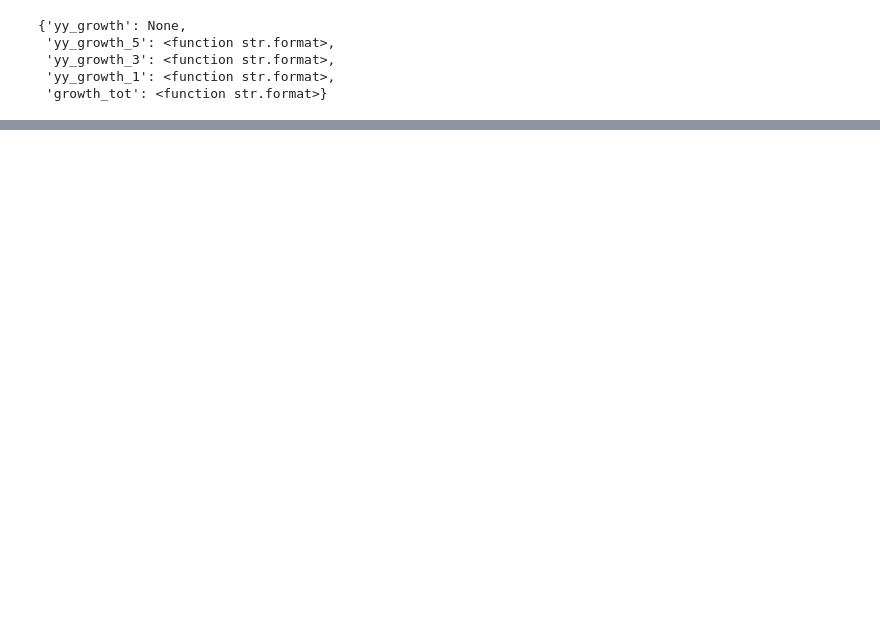
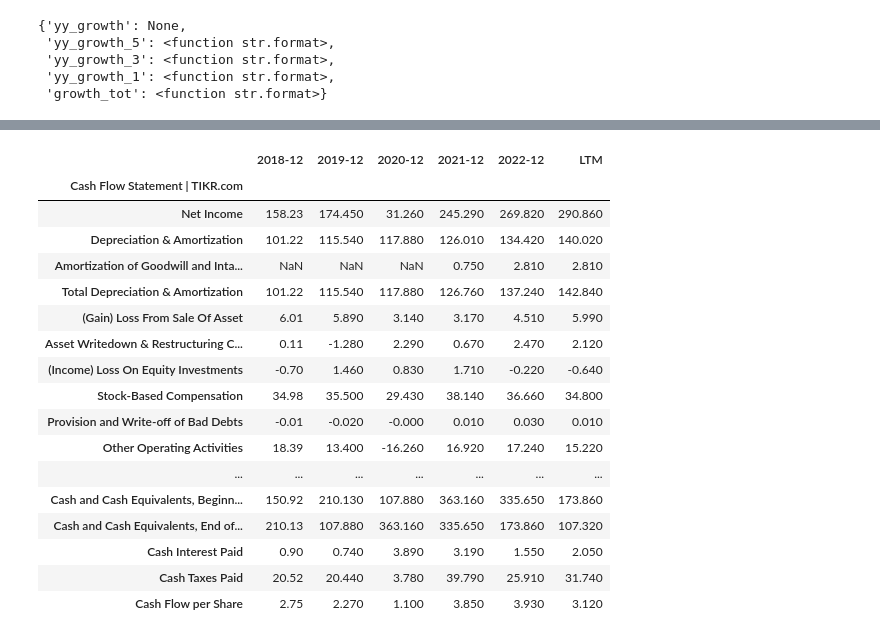
Before and after one commit to michalismeng/dividend-search, a Jupyter notebook: main.ipynb, the cells around one changed output, grey strips where cells are left out. Cells and saved outputs as stored; diff of their text form; code cells hidden in the pictures; blank space fills up the shorter version.

```diff
--- a/main.ipynb
+++ b/main.ipynb
@@ -694,0 +1024,21 @@ table.to_string(formatters=formatters)
+# %%
+cash
+# %% [output]
+|  | 2018-12 | 2019-12 | 2020-12 | 2021-12 | 2022-12 | LTM |
+| Cash Flow Statement | TIKR.com |  |  |  |  |  |  |
+| Net Income | 158.23 | 174.450 | 31.260 | 245.290 | 269.820 | 290.860 |
+| Depreciation & Amortization | 101.22 | 115.540 | 117.880 | 126.010 | 134.420 | 140.020 |
+| Amortization of Goodwill and Inta... | NaN | NaN | NaN | 0.750 | 2.810 | 2.810 |
+| Total Depreciation & Amortization | 101.22 | 115.540 | 117.880 | 126.760 | 137.240 | 142.840 |
+| (Gain) Loss From Sale Of Asset | 6.01 | 5.890 | 3.140 | 3.170 | 4.510 | 5.990 |
+| Asset Writedown & Restructuring C... | 0.11 | -1.280 | 2.290 | 0.670 | 2.470 | 2.120 |
+| (Income) Loss On Equity Investments | -0.70 | 1.460 | 0.830 | 1.710 | -0.220 | -0.640 |
+| Stock-Based Compensation | 34.98 | 35.500 | 29.430 | 38.140 | 36.660 | 34.800 |
+| Provision and Write-off of Bad Debts | -0.01 | -0.020 | -0.000 | 0.010 | 0.030 | 0.010 |
+| Other Operating Activities | 18.39 | 13.400 | -16.260 | 16.920 | 17.240 | 15.220 |
+| ... | ... | ... | ... | ... | ... | ... |
+| Cash and Cash Equivalents, Beginn... | 150.92 | 210.130 | 107.880 | 363.160 | 335.650 | 173.860 |
+| Cash and Cash Equivalents, End of... | 210.13 | 107.880 | 363.160 | 335.650 | 173.860 | 107.320 |
+| Cash Interest Paid | 0.90 | 0.740 | 3.890 | 3.190 | 1.550 | 2.050 |
+| Cash Taxes Paid | 20.52 | 20.440 | 3.780 | 39.790 | 25.910 | 31.740 |
+| Cash Flow per Share | 2.75 | 2.270 | 1.100 | 3.850 | 3.930 | 3.120 |
```
Also changed, not shown: parts of 30 cells of this notebook, 1 other file.
